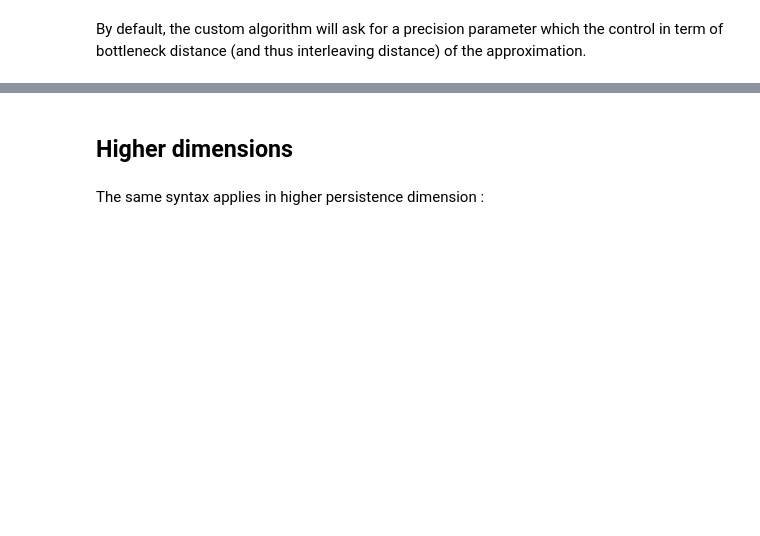
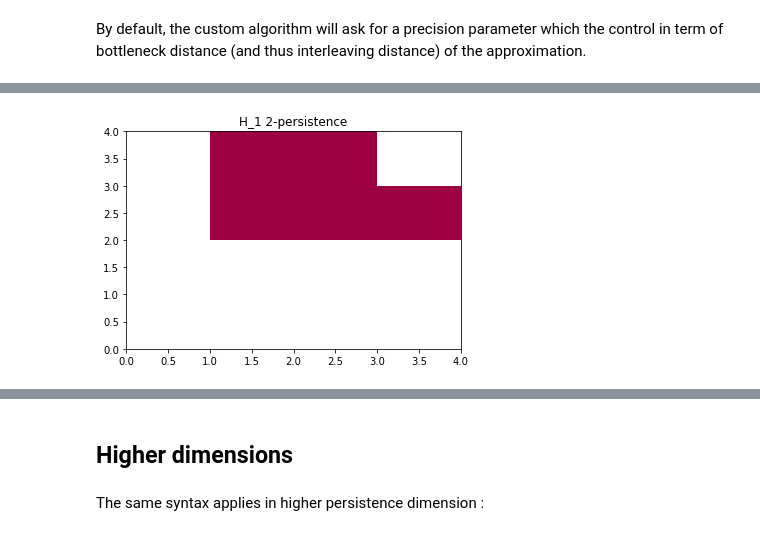
Before and after one commit to DavidLapous/multipers, a Jupyter notebook: How to use custom vineyards.ipynb, the cells around one changed output, grey strips where cells are left out. Drawn from its saved outputs; the diff is of its cells as text; code cells hidden in the pictures; blank space fills up the shorter version.

```diff
--- a/How to use custom vineyards.ipynb
+++ b/How to use custom vineyards.ipynb
@@ -52,7 +55,7 @@ F = [F1,F2] # or np.hstack([F1[:,np.newaxis], F2[:,np.newaxis]])
 # %% [markdown]
 Format : [x,y], where x,y defines the rectangle {z : x ≤ z ≤ y}.
 # %%
-box = [[0,0], [8,8]]
+box = [[0,0], [4,4]]
 # %% [markdown]
 All of the lines intersecting this box will be computed (up to the `precision` defined below), if no box is given, it will generate one depending on the filtration values
 # %% [markdown]
@@ -80,4 +68,0 @@ def nlines_to_precision(nlines, box, fix_box=True):
-# %%
-nlines = 200
-precision = nlines_to_precision(nlines,box)
-precision
@@ -151,16 +78,0 @@ For instance, the modules :
-# %%
-s2 = gd.SimplexTree()
-#cycle 1
-s2.insert([0,1,3])
-s2.insert([0,2,3])
-s2.insert([1,2,3])
-#cycle 2
-s2.insert([4,5,7])
-s2.insert([5,6,7])
-s2.insert([4,6,7])
-
-F2 = [[1,1,1,5,4,4,4,4], [4,4,4,4,1,1,1,5]]
-box = [[0,0],[8,8]]
-precision = 0.5
-plot_approx_2d(s, F, precision = precision, box = box, dimension = 1);
-plot_approx_2d(s2, F2, precision = precision, box = box, dimension = 1, alpha = 0.9)
@@ -180,0 +79,2 @@ This `persistence_image_2d` function can take several parameters and can infer s
+# %%
+bimodule_approximation = approx(simplextree, bifiltrations, precision = precision, box=box)
@@ -180,0 +90,4 @@ This `persistence_image_2d` function can take several parameters and can infer s
+# %%
+bimodule_approximation.plot(dimension=1)
+# %% [output]
+[figure, added]
```
Also changed, not shown: parts of 54 cells of this notebook, 2 other files.
